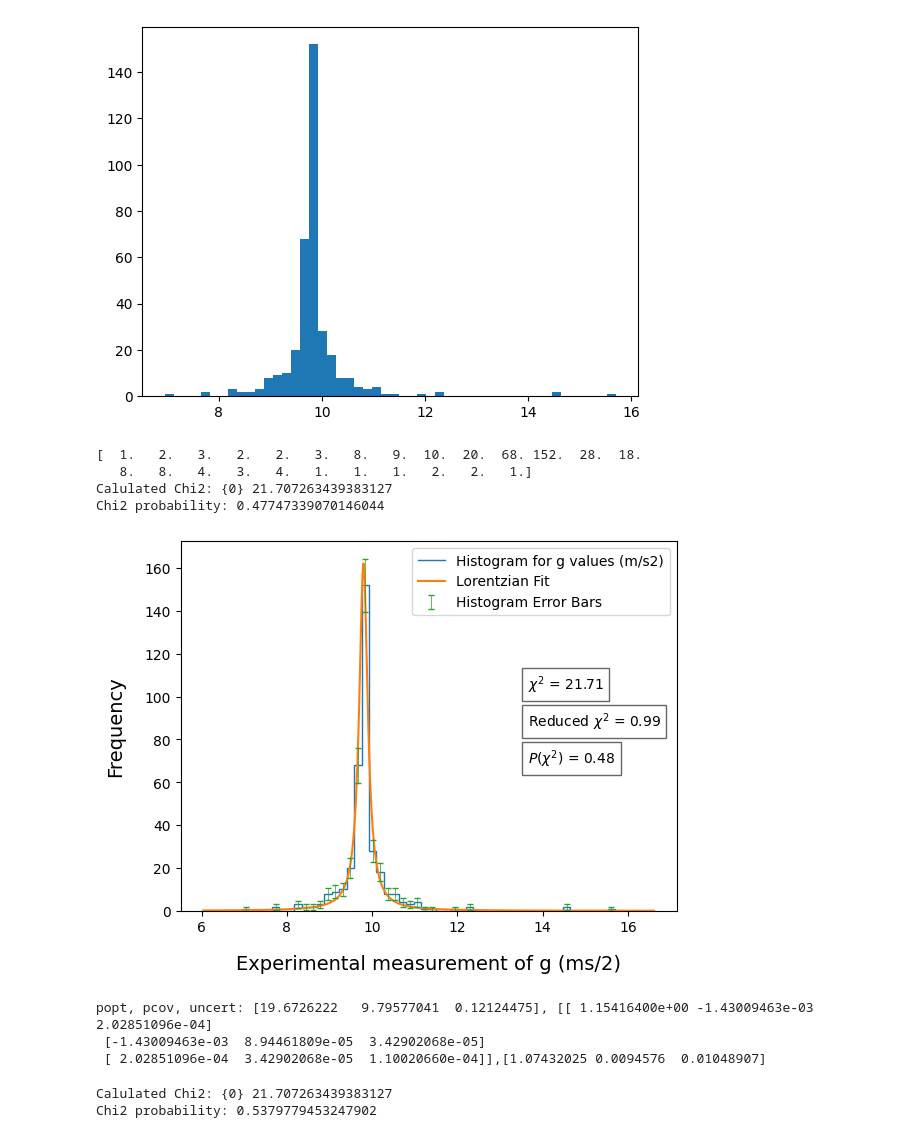
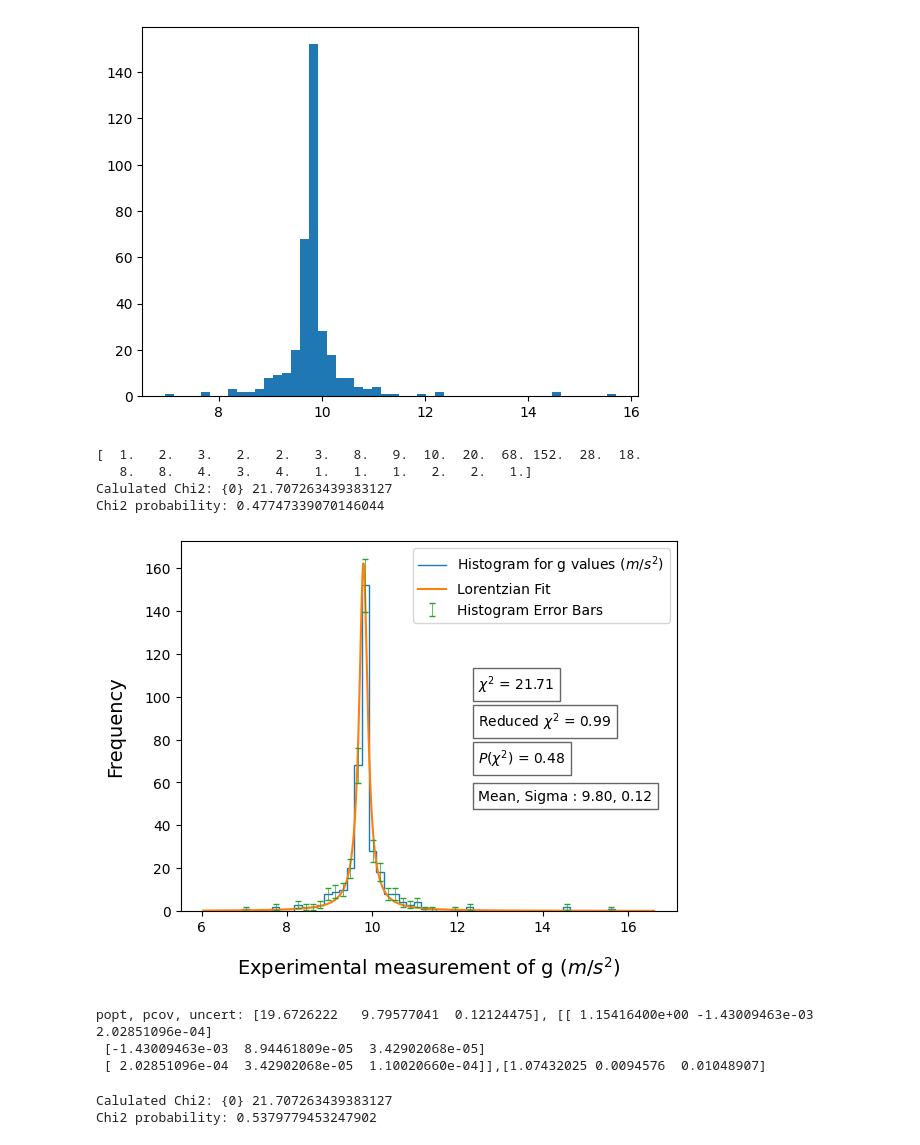
Before and after one commit to Snowton/jlab, a Jupyter notebook: XS1/classanalysis6.ipynb, the cells around one changed output. Cells and saved outputs as stored; diff of their text form; code cells hidden in the pictures.

Commit message:
Correct Units and labels

```diff
--- a/XS1/classanalysis6.ipynb
+++ b/XS1/classanalysis6.ipynb
@@ -112,7 +112,7 @@ from levmar import *
 from scipy import optimize as opt
 
 # Plot histogram of measurement values
-plt.stairs(counts, edges, label = 'Histogram for g values (m/s2)')
+plt.stairs(counts, edges, label = 'Histogram for g values $(m/s^2)$')
 #plt.show()
 # Remove zeros for fitting
 new_cent, new_val, new_err = delete_zeros(centers, counts, np.sqrt(counts))
@@ -134,38 +134,40 @@ def chisq(func,popt,x,y,sig):
     '''
     Inputs:
     func = function to generate expected value
     x = x data
     y = y data
     sig = sigma data
     Outputs:
     chi2 = chi-squared value
     '''
     expected_vals = func(x, *popt) # Again, better off using *popt
     return np.sum((y-expected_vals)**2/sig**2)
 
 chi2 = chisq(lorentzian,popt,new_cent,new_val,new_err)
 print('Calulated Chi2: {0}',format(chi2))
 dof = len(new_cent)-3
 chi2v = chi2/dof
 chi2_probs = 1 - stats.chi2.cdf(chi2,dof)
 print('Chi2 probability: {0}'.format(chi2_probs))
 
-plt.text(0.7, 0.6, r'$\chi^2$ = {:.2f}'.format(chi2), transform=plt.gca().transAxes, fontsize=10, bbox=dict(facecolor='white', alpha=0.6))
-plt.text(0.7, 0.5, r'Reduced $\chi^2$ = {:.2f}'.format(chi2v), transform=plt.gca().transAxes, fontsize=10, bbox=dict(facecolor='white', alpha=0.6))
-plt.text(0.7, 0.4, r'$P(\chi^2)$ = {:.2f}'.format(chi2_probs), transform=plt.gca().transAxes, fontsize=10, bbox=dict(facecolor='white', alpha=0.6))
+plt.text(0.6, 0.6, r'$\chi^2$ = {:.2f}'.format(chi2), transform=plt.gca().transAxes, fontsize=10, bbox=dict(facecolor='white', alpha=0.6))
+plt.text(0.6, 0.5, r'Reduced $\chi^2$ = {:.2f}'.format(chi2v), transform=plt.gca().transAxes, fontsize=10, bbox=dict(facecolor='white', alpha=0.6))
+plt.text(0.6, 0.4, r'$P(\chi^2)$ = {:.2f}'.format(chi2_probs), transform=plt.gca().transAxes, fontsize=10, bbox=dict(facecolor='white', alpha=0.6))
+plt.text(0.6, 0.3, r'Mean, Sigma : {:.2f}, {:.2f}'.format(popt[1],popt[2]), transform=plt.gca().transAxes, fontsize=10, bbox=dict(facecolor='white', alpha=0.6))
 
-plt.xlabel(r'Experimental measurement of g (ms/2)', fontsize=14, labelpad=14)
+
+plt.xlabel(r'Experimental measurement of g $(m/s^2)$', fontsize=14, labelpad=14)
 plt.ylabel(r'Frequency', fontsize=14, labelpad= 14)
 plt.legend() # Substitute arguments with legend args
 #plt.title(r'Poisson fit curve with plotted data including error', fontsize = 25)
 plt.show()
 print("popt, pcov, uncert: " + str(popt) +", "+ str(pcov) +","+ str(uncert))
 # %% [output]
 [  1.   2.   3.   2.   2.   3.   8.   9.  10.  20.  68. 152.  28.  18.
    8.   8.   4.   3.   4.   1.   1.   1.   2.   2.   1.]
 Calulated Chi2: {0} 21.707263439383127
 Chi2 probability: 0.47747339070146044
-[figure, old version]
+[figure, new version]
 popt, pcov, uncert: [19.6726222   9.79577041  0.12124475], [[ 1.15416400e+00 -1.43009463e-03  2.02851096e-04]
  [-1.43009463e-03  8.94461809e-05  3.42902068e-05]
  [ 2.02851096e-04  3.42902068e-05  1.10020660e-04]],[1.07432025 0.0094576  0.01048907]
```
